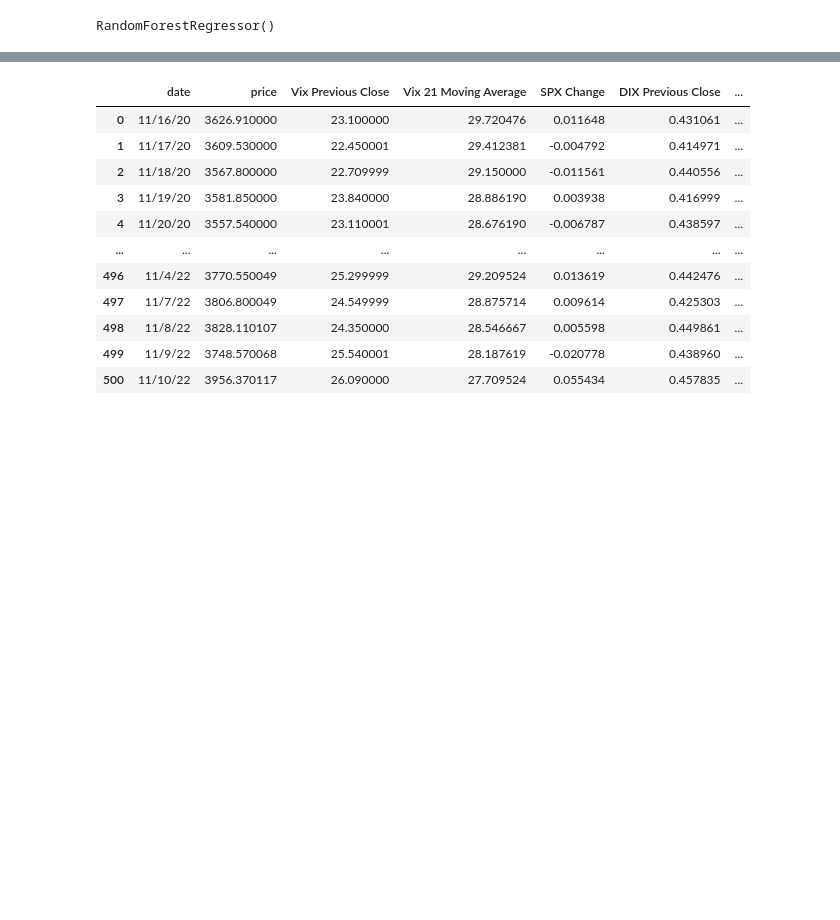
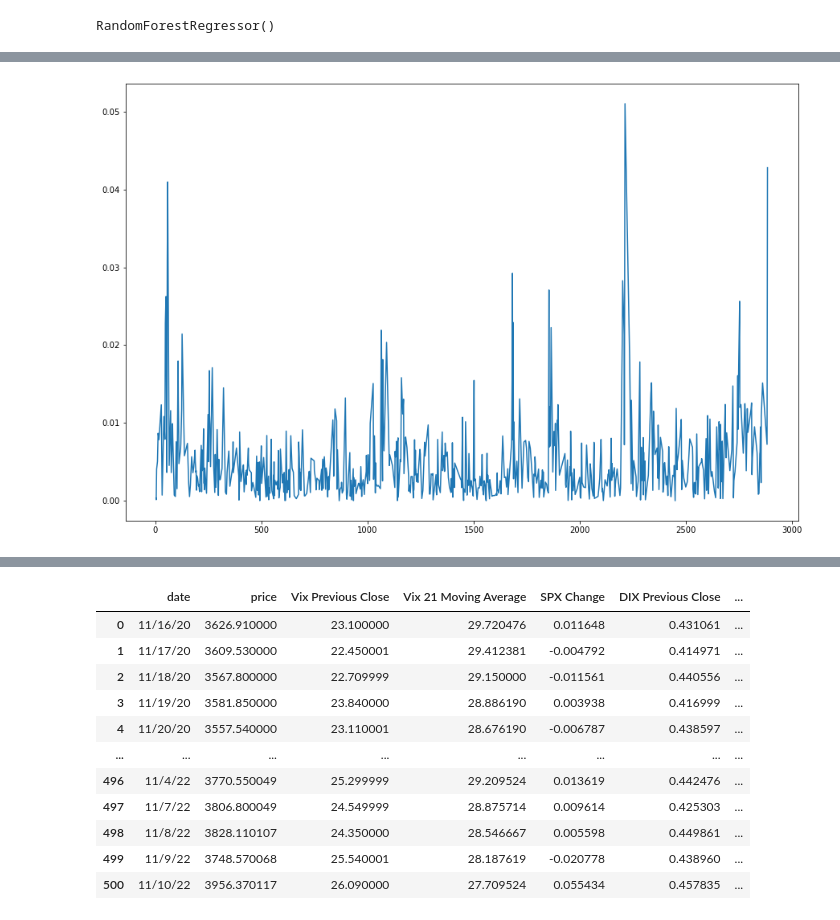
Before and after one commit to HaggertyBU/NUProject3, a Jupyter notebook: NUProject3.ipynb, the cells around one changed output, grey strips where cells are left out. Saved outputs shown, nothing was run; the diff lists cells and outputs as text; code cells hidden in the pictures; blank space fills up the shorter version.

Commit message:
11/17 Updates with ML Models

```diff
--- a/NUProject3.ipynb
+++ b/NUProject3.ipynb
@@ -201,0 +222,2 @@ model.score(X,y)
+# %%
+vix_predict_abs["Implied SPX Move"] = (vix_predict_abs["Vix Previous Close"]/np.sqrt(252))/100
@@ -201,0 +226,2 @@ model.score(X,y)
+# %%
+vix_predict_abs.drop(columns=["Vix Previous Close"], inplace=True)
@@ -201,0 +246,8 @@ model.score(X,y)
+# %%
+vix_predict_abs["Model Delta"] = (vix_predict_abs[0] - vix_predict_abs["Absolute SPX Change"]).abs()
+# %%
+vix_predict_abs["VIX Delta"] = (vix_predict_abs["Impled SPX Move"] - vix_predict_abs["Absolute SPX Change"]).abs()
+# %%
+model_delta_plot = vix_predict_abs["Model Delta"].plot()
+# %% [output]
+[figure, added]
```
Also changed, not shown: parts of 67 cells of this notebook.
